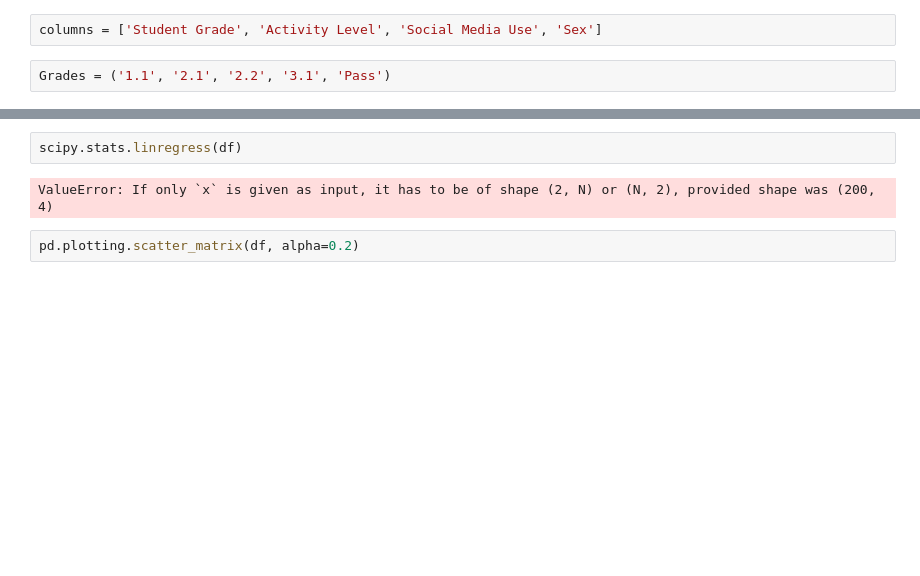
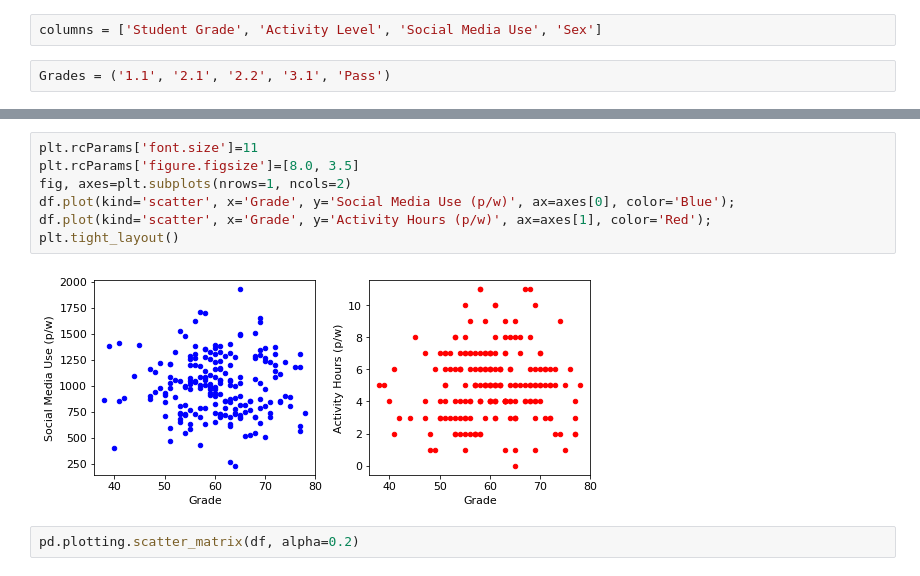
Before and after one commit to Willie2511/Programming-For-DA-Project, a Jupyter notebook: ProgrammingProject.ipynb, the cells around one changed output, grey strips where cells are left out. Drawn from its saved outputs; the diff is of its cells as text; blank space fills up the shorter version.

```diff
--- a/ProgrammingProject.ipynb
+++ b/ProgrammingProject.ipynb
@@ -171,7 +254,12 @@ df.corr(method='pearson')
-# %%
-scipy.stats.linregress(df)
-# %% [output]
-ValueError: If only `x` is given as input, it has to be of shape (2, N) or (N, 2), provided shape was (200, 4)
+# %%
+plt.rcParams['font.size']=11
+plt.rcParams['figure.figsize']=[8.0, 3.5]
+fig, axes=plt.subplots(nrows=1, ncols=2)
+df.plot(kind='scatter', x='Grade', y='Social Media Use (p/w)', ax=axes[0], color='Blue');
+df.plot(kind='scatter', x='Grade', y='Activity Hours (p/w)', ax=axes[1], color='Red');
+plt.tight_layout()
+# %% [output]
+[figure, added]
 # %%
 pd.plotting.scatter_matrix(df, alpha=0.2)
 # %% [output]
```
Also changed, not shown: parts of 15 cells of this notebook.
